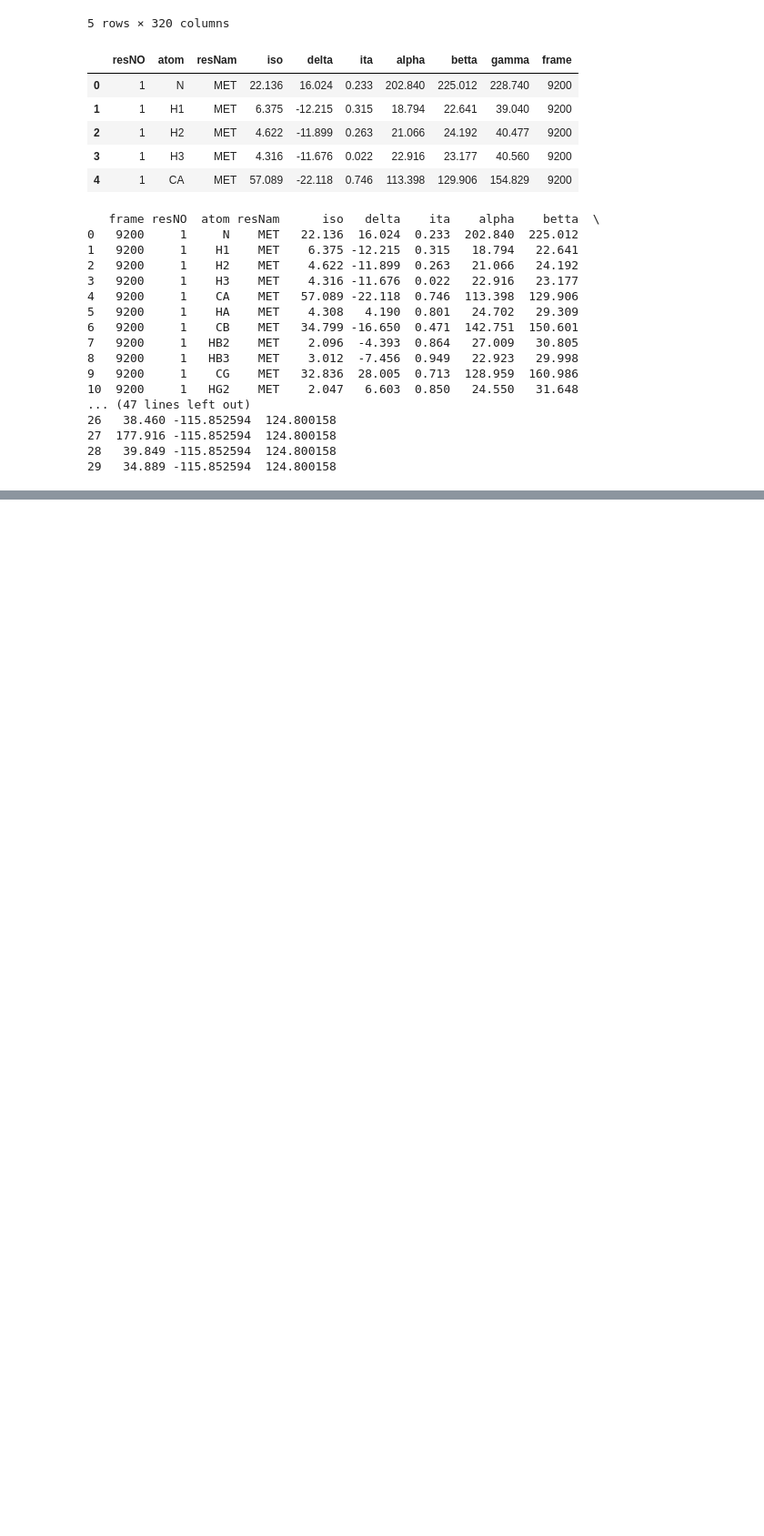
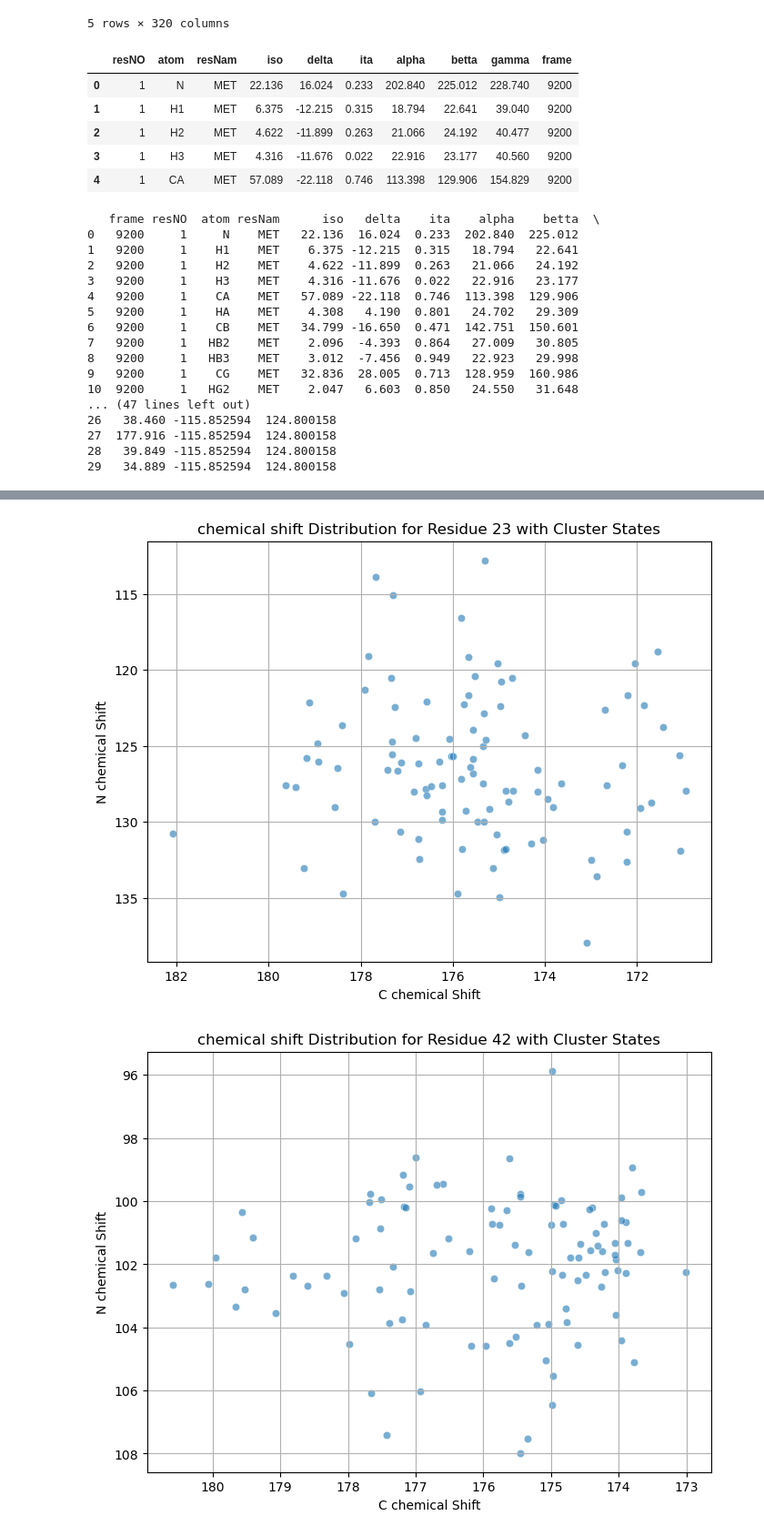
Before and after one commit to Xyunyao/KChannel_torsion_angle, a Jupyter notebook: dhfr_qm_analysis.ipynb, the cells around one changed output, grey strips where cells are left out. Shown at 91% size. Cells and saved outputs as stored; diff of their text form; code cells hidden in the pictures; blank space fills up the shorter version.

```diff
--- a/dhfr_qm_analysis.ipynb
+++ b/dhfr_qm_analysis.ipynb
@@ -240,0 +374,6 @@ def knn_cluster_torsion(torsion_data, min_samples=5, random_state=42):
+# %%
+for resno in [23, 42, 55, 60, 65, 97, 131]:
+    plot_cs_distribution(resno,df_with_states)
+# %% [output]
+[figure, added]
+[figure, added]
```
Also changed, not shown: parts of 22 cells of this notebook.
